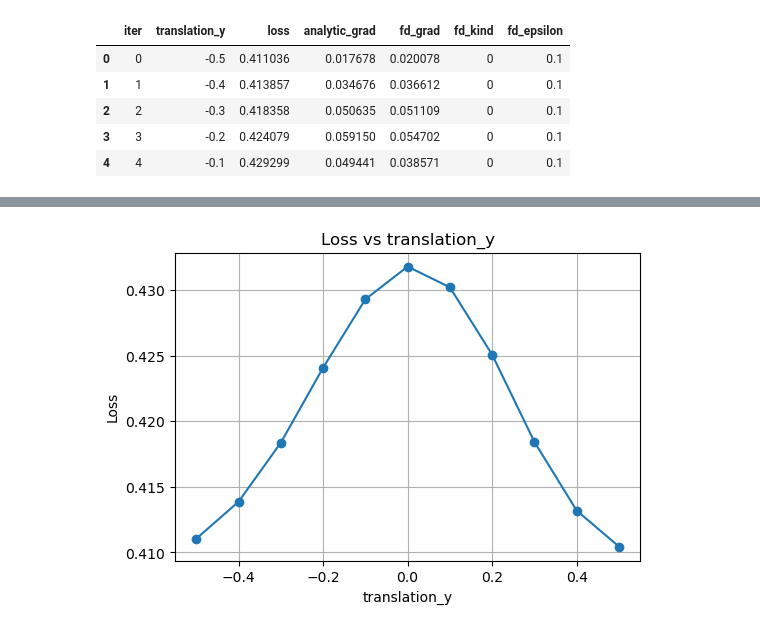
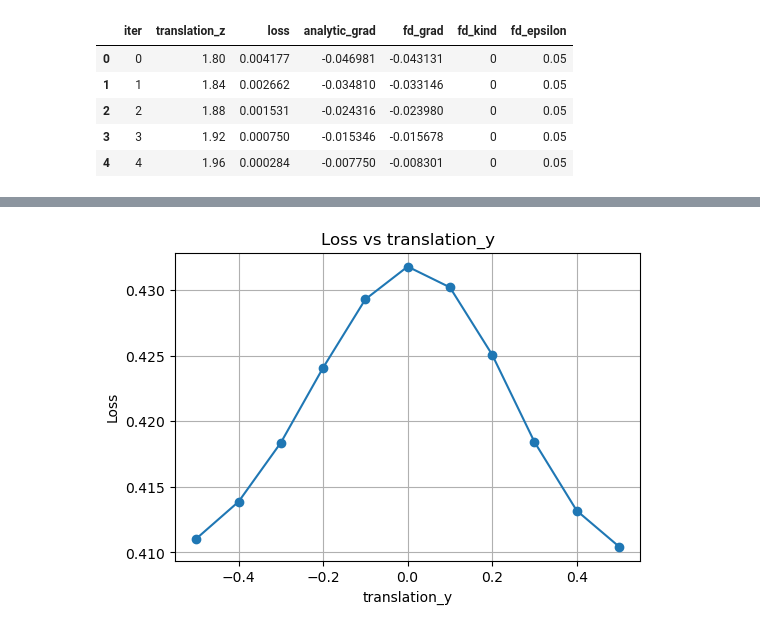
Before and after one commit to M-Gjerde/DifferentiablePointRendering, a Jupyter notebook: python/finite_difference/notebook_scatter_2.ipynb, the cells around one changed output, grey strips where cells are left out. Drawn from its saved outputs; the diff is of its cells as text; code cells hidden in the pictures.

```diff
--- a/python/finite_difference/notebook_scatter_2.ipynb
+++ b/python/finite_difference/notebook_scatter_2.ipynb
@@ -1,31 +1,31 @@
 # %%
 import pandas as pd
 from pathlib import Path
 
 test = "1"
 index = "1"
-parameter= "translation_y"
-scene = "transmit_2"
+parameter= "translation_z"
+scene = "simple_1"
 camera = "camera1"
 csv_path = Path(f"Output/{scene}/{parameter}/{index}/{test}/{camera}_{parameter}_sweep.csv")
 
 if not csv_path.exists():
     raise FileNotFoundError(f"CSV file not found: {csv_path}")
 
 df = pd.read_csv(csv_path)
 
 required_columns = {f"{parameter}", "loss", "analytic_grad", "fd_grad"}
 if not required_columns.issubset(df.columns):
     raise RuntimeError(f"CSV must contain columns: {required_columns}")
 
 df.head()
 # %% [output]
-|  | iter | translation_y | loss | analytic_grad | fd_grad | fd_kind | fd_epsilon |
-| 0 | 0 | -0.5 | 0.411036 | 0.017678 | 0.020078 | 0 | 0.1 |
-| 1 | 1 | -0.4 | 0.413857 | 0.034676 | 0.036612 | 0 | 0.1 |
-| 2 | 2 | -0.3 | 0.418358 | 0.050635 | 0.051109 | 0 | 0.1 |
-| 3 | 3 | -0.2 | 0.424079 | 0.059150 | 0.054702 | 0 | 0.1 |
-| 4 | 4 | -0.1 | 0.429299 | 0.049441 | 0.038571 | 0 | 0.1 |
+|  | iter | translation_z | loss | analytic_grad | fd_grad | fd_kind | fd_epsilon |
+| 0 | 0 | 1.80 | 0.004177 | -0.046981 | -0.043131 | 0 | 0.05 |
+| 1 | 1 | 1.84 | 0.002662 | -0.034810 | -0.033146 | 0 | 0.05 |
+| 2 | 2 | 1.88 | 0.001531 | -0.024316 | -0.023980 | 0 | 0.05 |
+| 3 | 3 | 1.92 | 0.000750 | -0.015346 | -0.015678 | 0 | 0.05 |
+| 4 | 4 | 1.96 | 0.000284 | -0.007750 | -0.008301 | 0 | 0.05 |
 # %%
 import matplotlib.pyplot as plt
 
```
Also changed, not shown: parts of 2 cells of this notebook, 7 other files.
